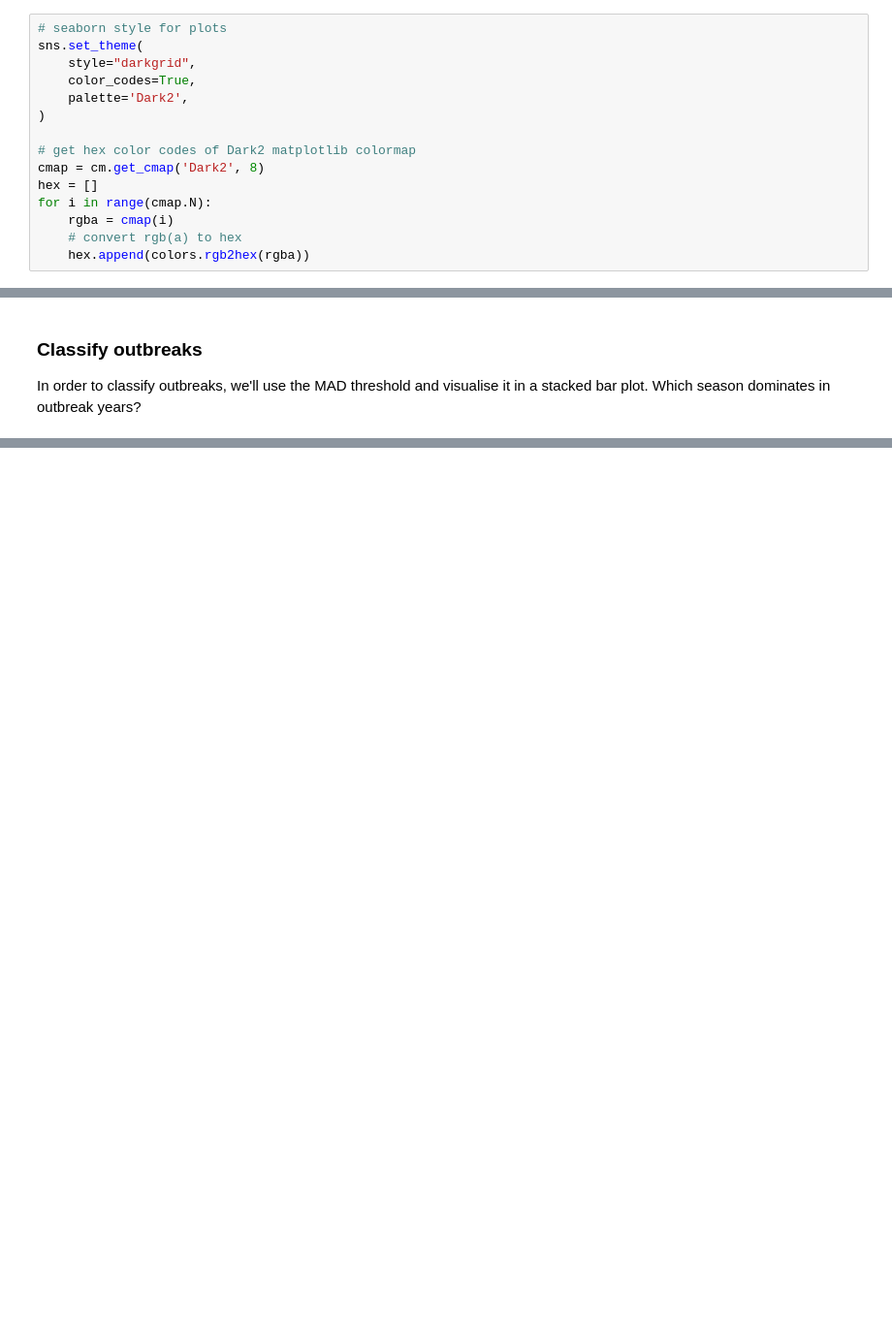
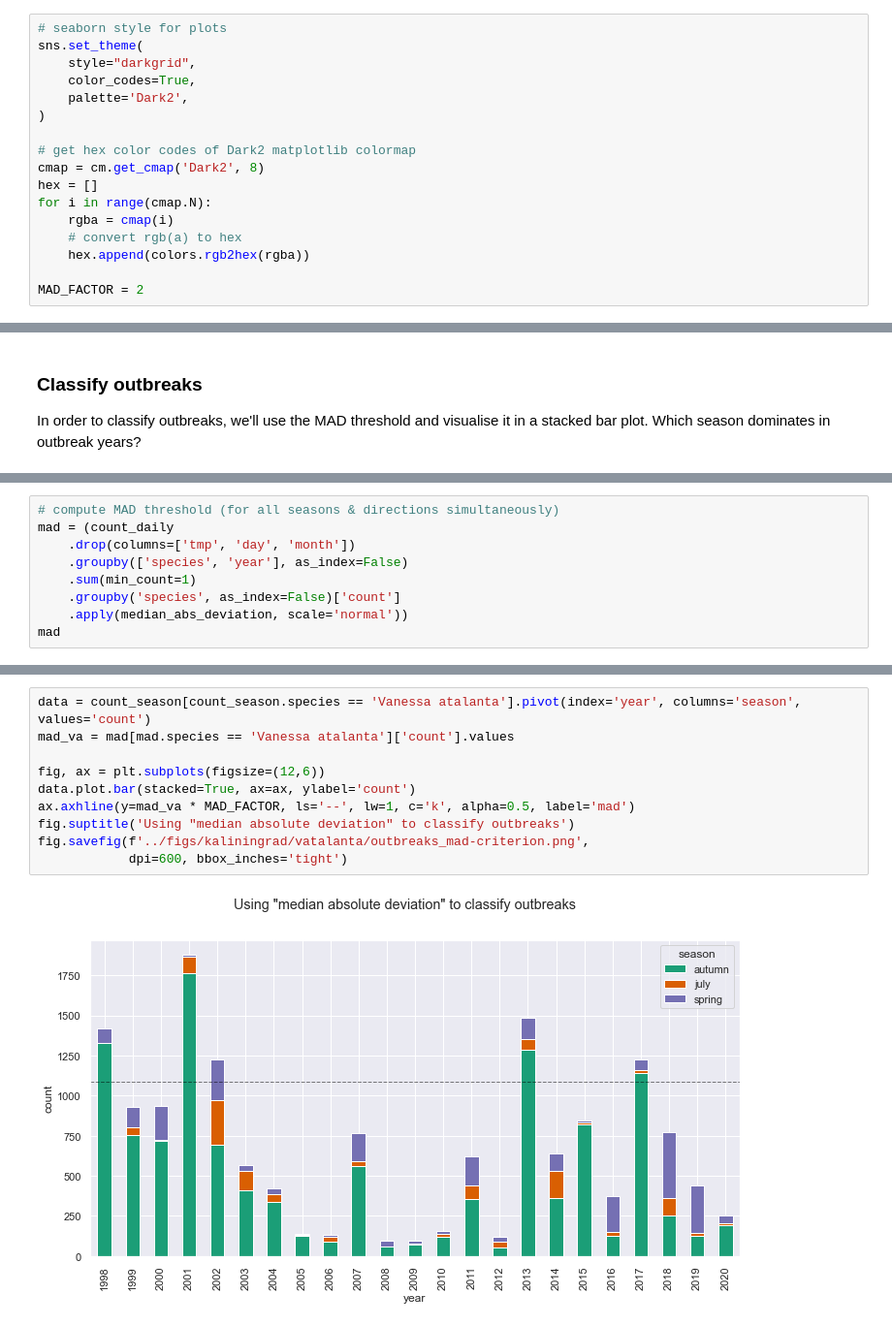
Before and after one commit to gtlab-barcelona/robert, a Jupyter notebook: anomalies/code/7-update-vatalanta-outbreaks.ipynb, the cells around one changed output, grey strips where cells are left out. Shown at 97% size. Drawn from its saved outputs; the diff is of its cells as text; blank space fills up the shorter version.

```diff
--- a/anomalies/code/7-update-vatalanta-outbreaks.ipynb
+++ b/anomalies/code/7-update-vatalanta-outbreaks.ipynb
@@ -26,6 +25,8 @@ for i in range(cmap.N):
     rgba = cmap(i)
     # convert rgb(a) to hex
     hex.append(colors.rgb2hex(rgba))
+
+MAD_FACTOR = 2
 # %%
 # import (updated) data
 count_daily = pd.read_csv('../../data/all_species_count_daily_upd.csv',
@@ -126,0 +84,9 @@ count_by_trap
+# %%
+# compute MAD threshold (for all seasons & directions simultaneously)
+mad = (count_daily
+    .drop(columns=['tmp', 'day', 'month'])
+    .groupby(['species', 'year'], as_index=False)
+    .sum(min_count=1)
+    .groupby('species', as_index=False)['count']
+    .apply(median_abs_deviation, scale='normal'))
+mad
@@ -126,0 +110,12 @@ count_by_trap
+# %%
+data = count_season[count_season.species == 'Vanessa atalanta'].pivot(index='year', columns='season', values='count')
+mad_va = mad[mad.species == 'Vanessa atalanta']['count'].values
+
+fig, ax = plt.subplots(figsize=(12,6))
+data.plot.bar(stacked=True, ax=ax, ylabel='count')
+ax.axhline(y=mad_va * MAD_FACTOR, ls='--', lw=1, c='k', alpha=0.5, label='mad')
+fig.suptitle('Using "median absolute deviation" to classify outbreaks')
+fig.savefig(f'../figs/kaliningrad/vatalanta/outbreaks_mad-criterion.png',
+            dpi=600, bbox_inches='tight')
+# %% [output]
+[figure, added]
```
Also changed, not shown: parts of 8 cells of this notebook, 8 other files.
